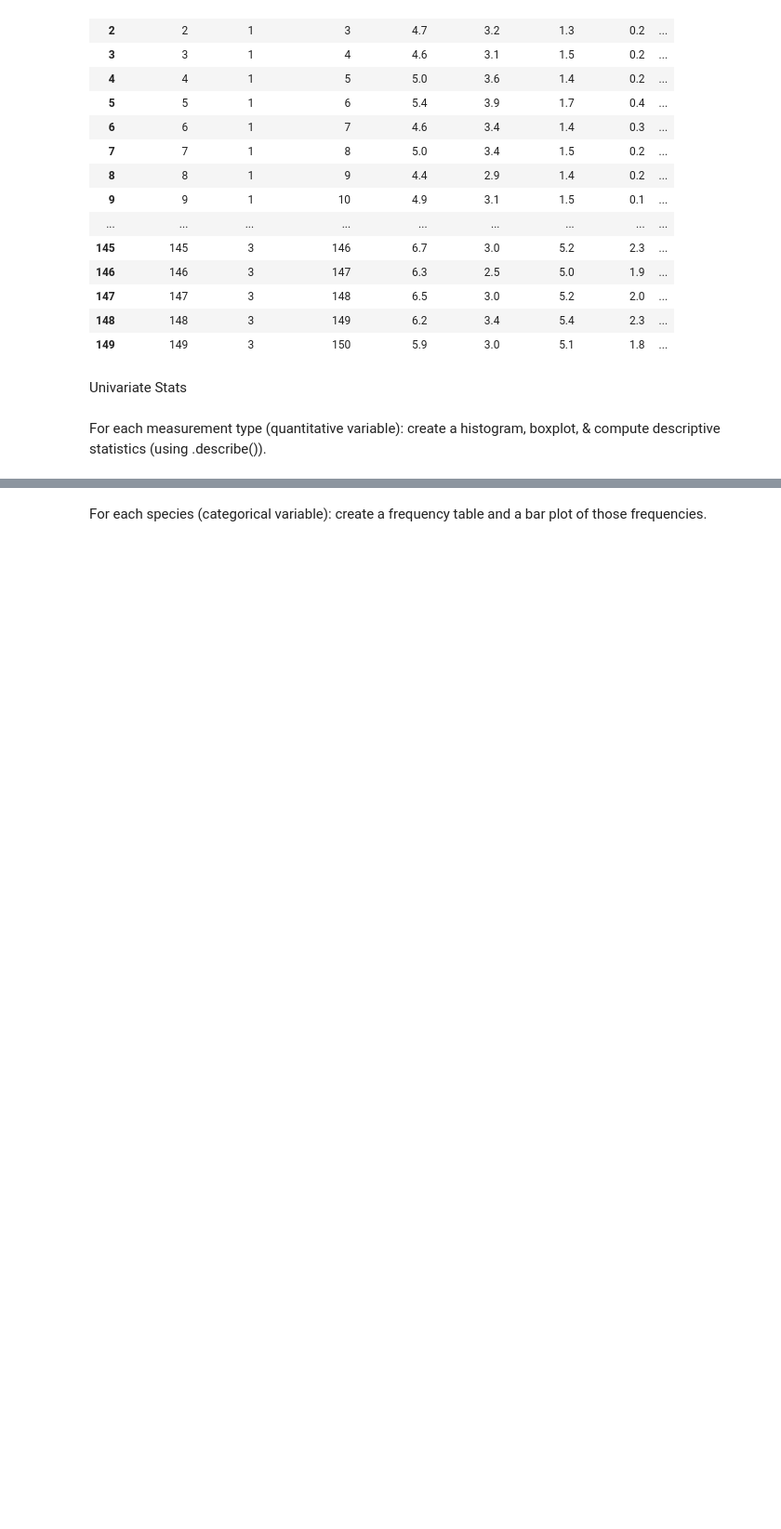
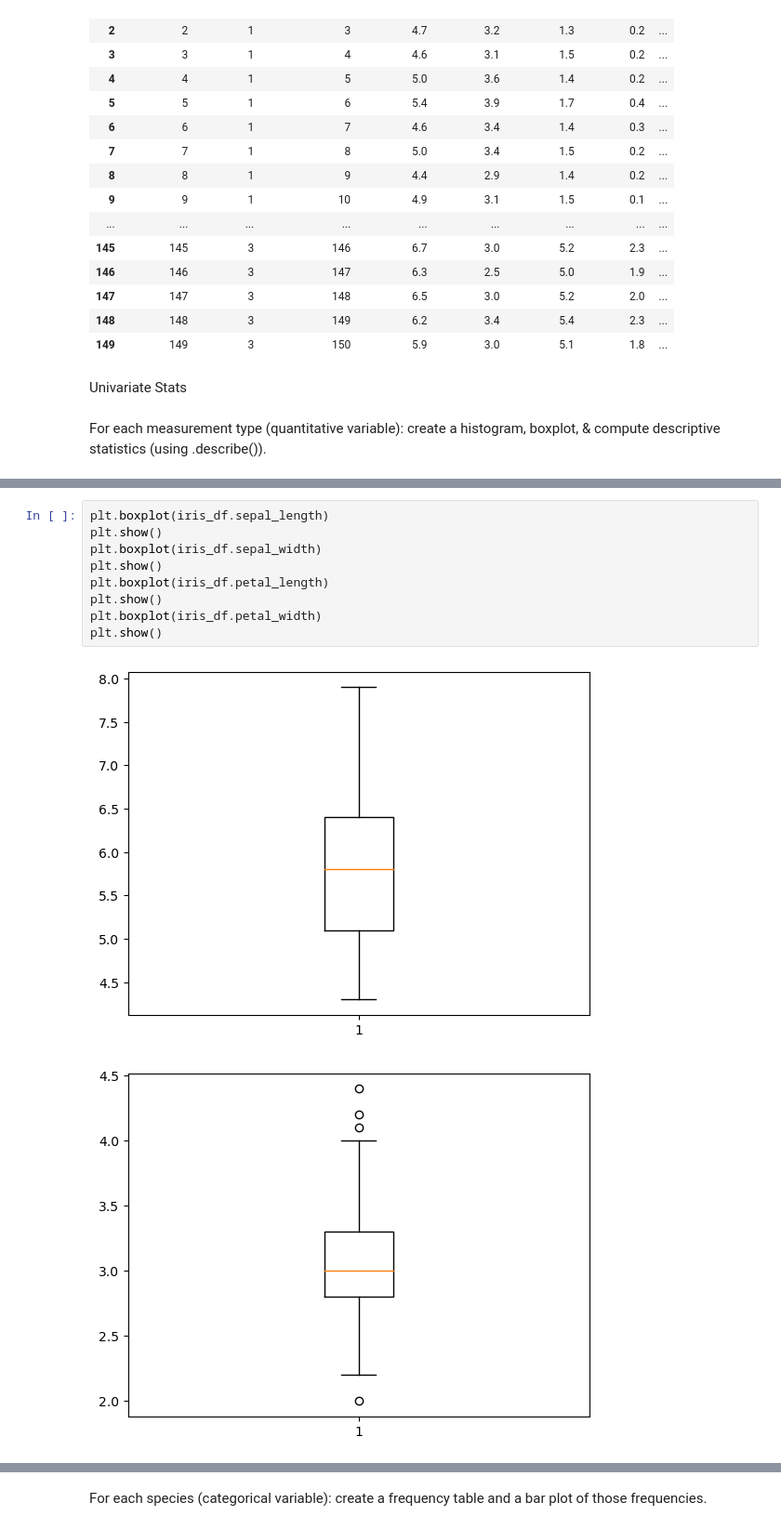
Before and after one commit to Bartholomew-Taylor/classification-exercises, a Jupyter notebook: Exploration_exercises.ipynb, the cells around one changed output, grey strips where cells are left out. Shown at 93% size. Saved outputs shown, nothing was run; the diff lists cells and outputs as text; blank space fills up the shorter version.

```diff
--- a/Exploration_exercises.ipynb
+++ b/Exploration_exercises.ipynb
@@ -41,0 +71,12 @@ For each measurement type (quantitative variable): create a histogram, boxplot,
+# %%
+plt.boxplot(iris_df.sepal_length)
+plt.show()
+plt.boxplot(iris_df.sepal_width)
+plt.show()
+plt.boxplot(iris_df.petal_length)
+plt.show()
+plt.boxplot(iris_df.petal_width)
+plt.show()
+# %% [output]
+[figure, added]
+[figure, added]
```
Also changed, not shown: parts of 23 cells of this notebook.
